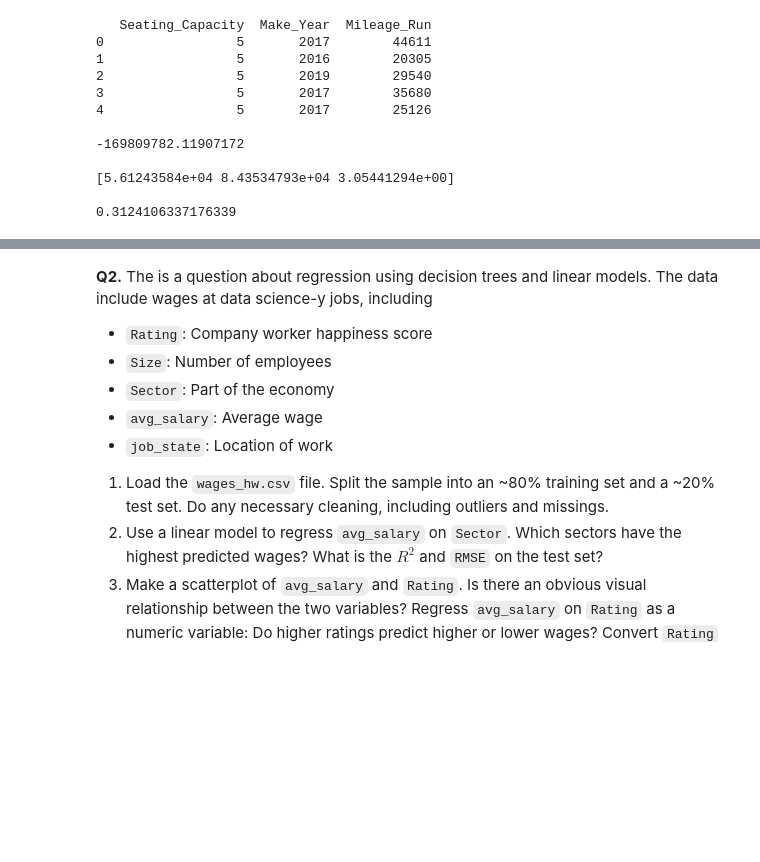
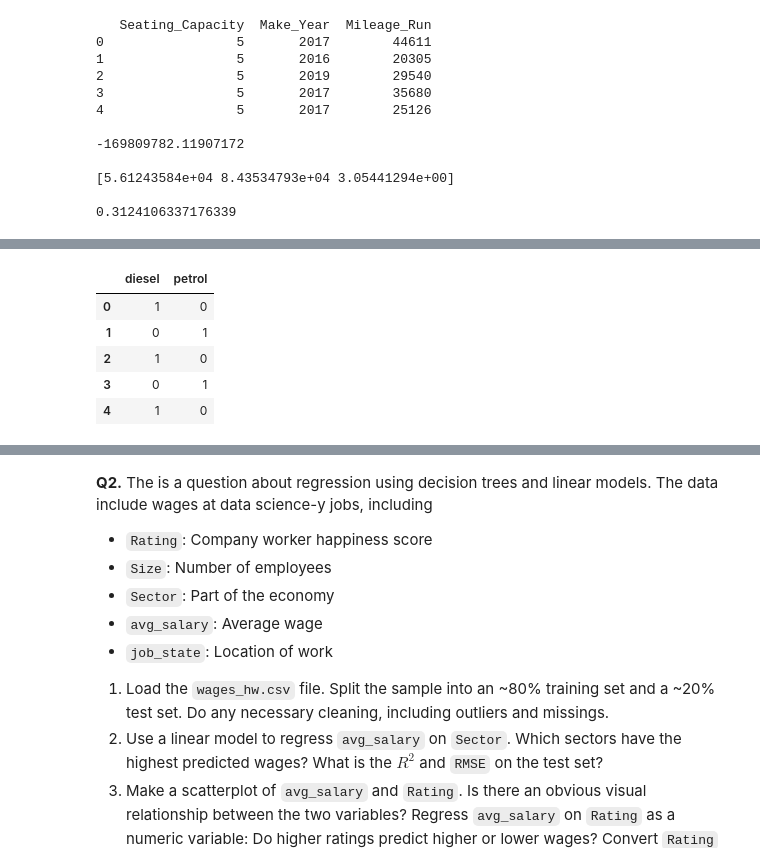
Before and after one commit to ToriStoner/assignment4, a Jupyter notebook: assignment4.ipynb, the cells around one changed output, grey strips where cells are left out. Saved outputs shown, nothing was run; the diff lists cells and outputs as text; code cells hidden in the pictures; blank space fills up the shorter version.

```diff
--- a/assignment4.ipynb
+++ b/assignment4.ipynb
@@ -168,0 +174,10 @@ X.head()
+# %%
+ddf = pd.get_dummies(X['Fuel_Type'])
+ddf.head()
+# %% [output]
+|  | diesel | petrol |
+| 0 | 1 | 0 |
+| 1 | 0 | 1 |
+| 2 | 1 | 0 |
+| 3 | 0 | 1 |
+| 4 | 1 | 0 |
```
Also changed, not shown: parts of 6 cells of this notebook.
